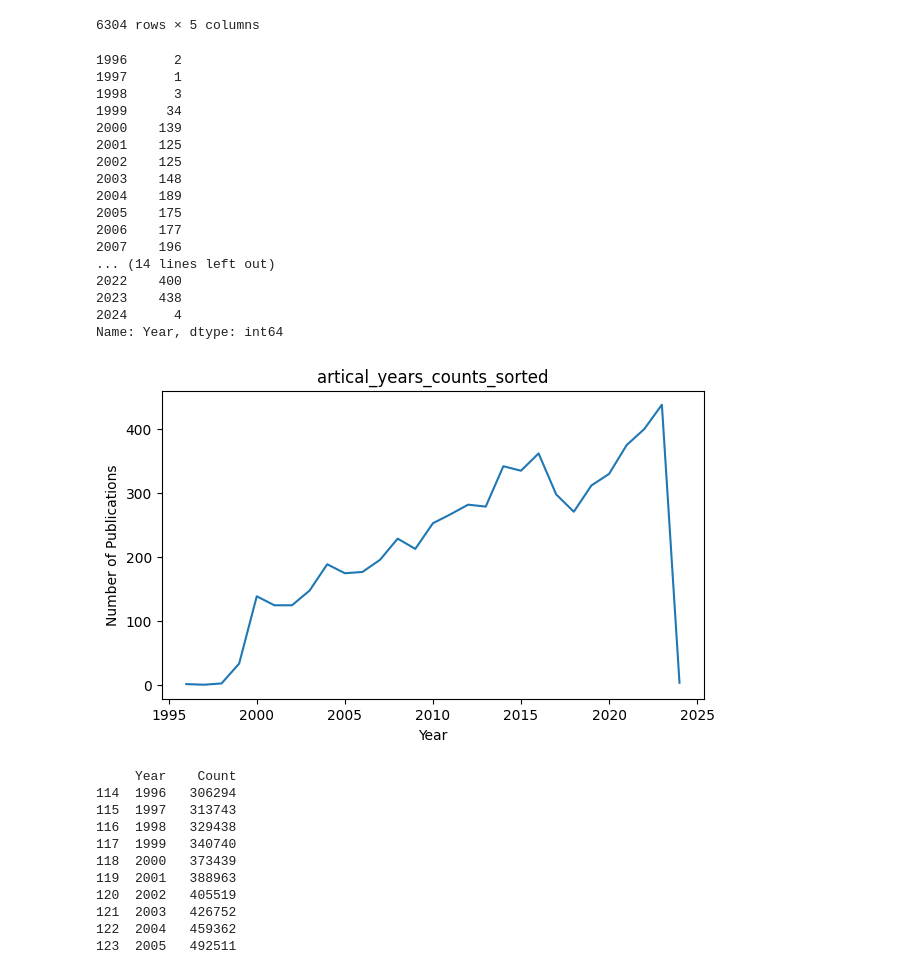
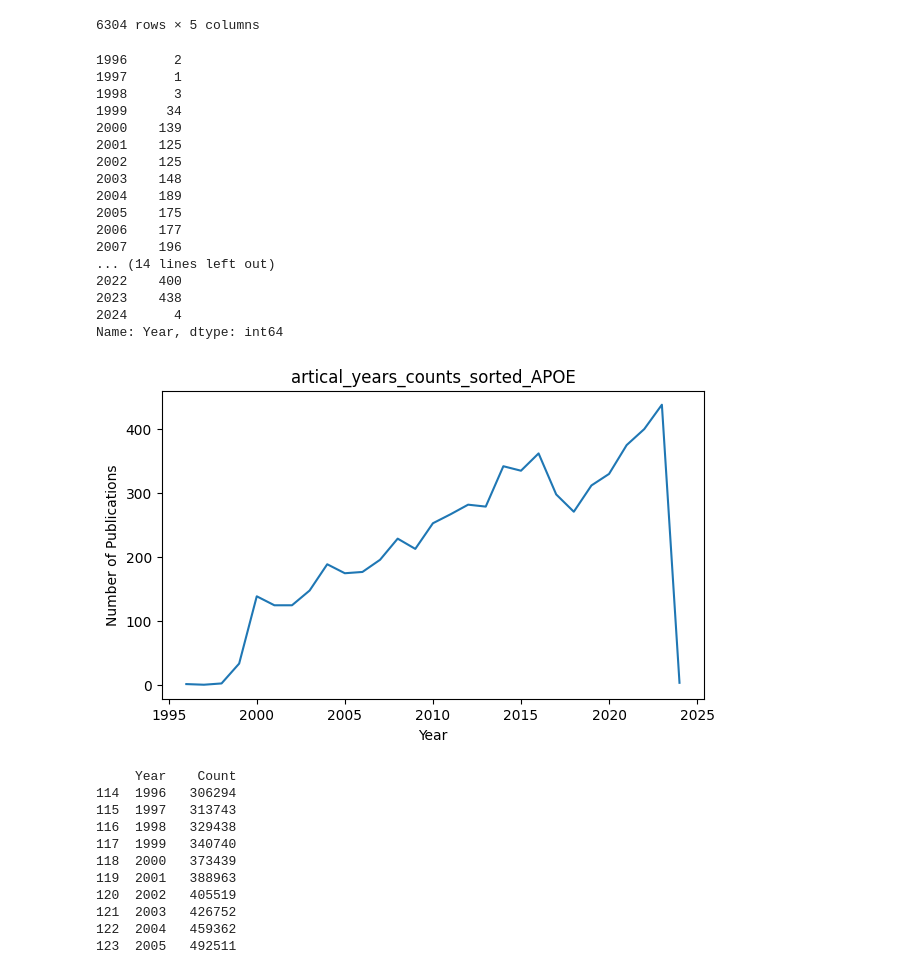
Before and after one commit to SeanWang5868/Gene_APOE, a Jupyter notebook: APOE.ipynb, the cells around one changed output. Cells and saved outputs as stored; diff of their text form; code cells hidden in the pictures.

```diff
--- a/APOE.ipynb
+++ b/APOE.ipynb
@@ -34,35 +34,35 @@ artical_years_counts.columns = ['Year', 'Amount']
 
 artical_years_counts_sorted = artical_years_counts.sort_index()
 print(artical_years_counts_sorted)
 
 # Create a bar plot
 plt.figure(figsize=(7, 4))
 artical_years_counts_sorted.plot()
-plt.title('artical_years_counts_sorted')
+plt.title('artical_years_counts_sorted_APOE')
 plt.xlabel('Year')
 plt.ylabel('Number of Publications')
 
 # Show the plot
 plt.show()
 # %% [output]
 1996      2
 1997      1
 1998      3
 1999     34
 2000    139
 2001    125
 2002    125
 2003    148
 2004    189
 2005    175
 2006    177
 2007    196
 ... (14 lines left out)
 2022    400
 2023    438
 2024      4
 Name: Year, dtype: int64
-[figure, old version]
+[figure, new version]
 # %%
 paper_count = pd.read_csv('paper_counts.csv')
 paper_count = paper_count[paper_count['Year'] >= 1996]
```
Also changed, not shown: parts of 5 cells of this notebook.
